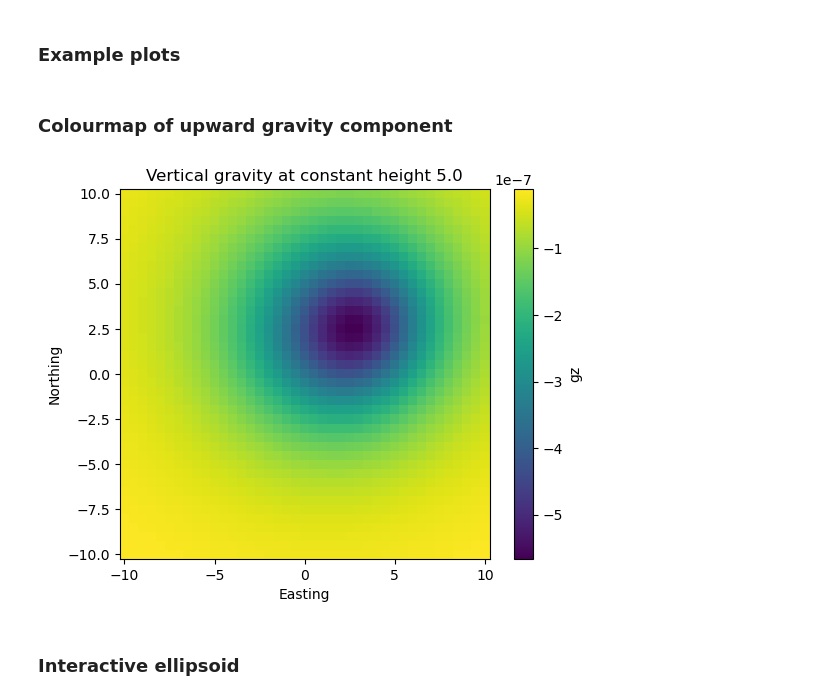
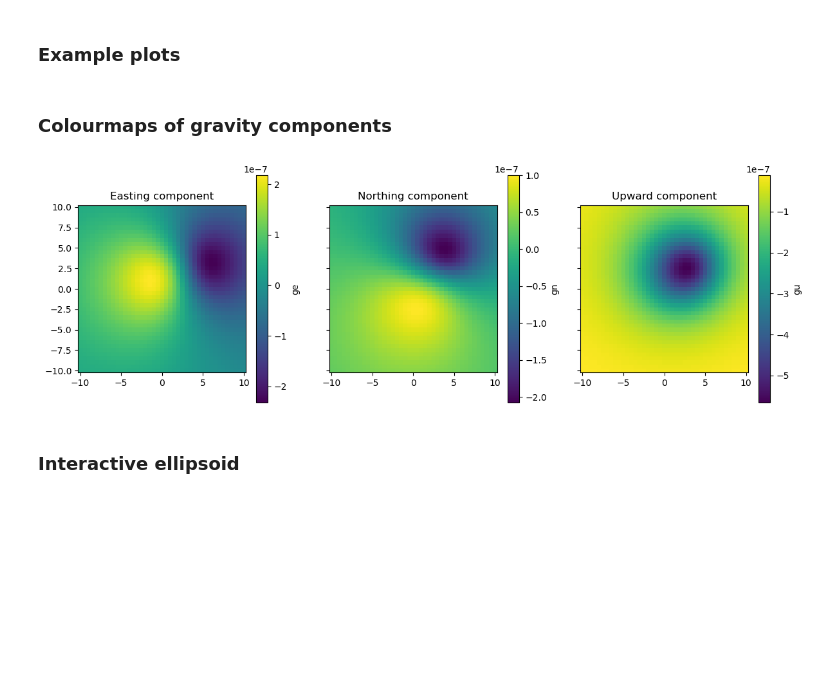
Before and after one commit to ubcgif/2025-baker-ellipsoids, a Jupyter notebook: notebooks/Example_Plots.ipynb, the cells around one changed output. Saved outputs shown, nothing was run; the diff lists cells and outputs as text; code cells hidden in the pictures; blank space fills up the shorter version.

Commit message:
Addition of more figures (ge, gn colourmaps), changes due to function parameter changes

```diff
--- a/notebooks/Example_Plots.ipynb
+++ b/notebooks/Example_Plots.ipynb
@@ -22,22 +22,35 @@ roll = 0
 triaxial_example = fnc.TriaxialEllipsoid(a, b, c, yaw, pitch, roll, (2, 2, 0))
 density = 2000
 # define observation points (2D grid) at surface height (z axis, 'Upward') = 5
-e, n, u = vd.grid_coordinates(region = (-10, 10, -10, 10), spacing = 0.5, extra_coords = 5)
+coordinates = vd.grid_coordinates(region = (-10, 10, -10, 10), spacing = 0.5, extra_coords = 5)
 # %% [markdown]
-### Colourmap of upward gravity component
+### Colourmaps of gravity components
 # %%
-_, _, gu = fnc.ellipsoid_gravity(triaxial_example, e, n, u, density=density)
+ge, gn, gu = fnc.ellipsoid_gravity(triaxial_example, coordinates, density=density)
 # %%
-plt.pcolormesh(e, n, gu)
-plt.gca().set_aspect("equal")
-plt.colorbar(label="gz")
-plt.title(f"Vertical gravity at constant height {u[0][0]}")
-plt.xlabel("Easting")
-plt.ylabel("Northing")
+easting, northing = coordinates[:2]
+fig, (ax1, ax2, ax3) = plt.subplots(nrows=1, ncols=3, sharey=True, figsize=(12, 4))
 
+tmp = ax1.pcolormesh(easting, northing, ge)
+ax1.set_title("Easting component")
+plt.colorbar(tmp, ax=ax1, label="ge")
+
+tmp = ax2.pcolormesh(easting, northing, gn)
+ax2.set_title("Northing component")
+plt.colorbar(tmp, ax=ax2, label="gn")
+
+tmp = ax3.pcolormesh(easting, northing, gu)
+ax3.set_title("Upward component")
+plt.colorbar(tmp, ax=ax3, label="gu")
+
+for ax in (ax1, ax2, ax3):
+    ax.set_aspect("equal")
+
+
+plt.tight_layout()
 plt.show()
 # %% [output]
-[figure, old version]
+[figure, new version]
 # %% [markdown]
 ### Interactive ellipsoid
 # %%
```
Also changed, not shown: 2 other files.
